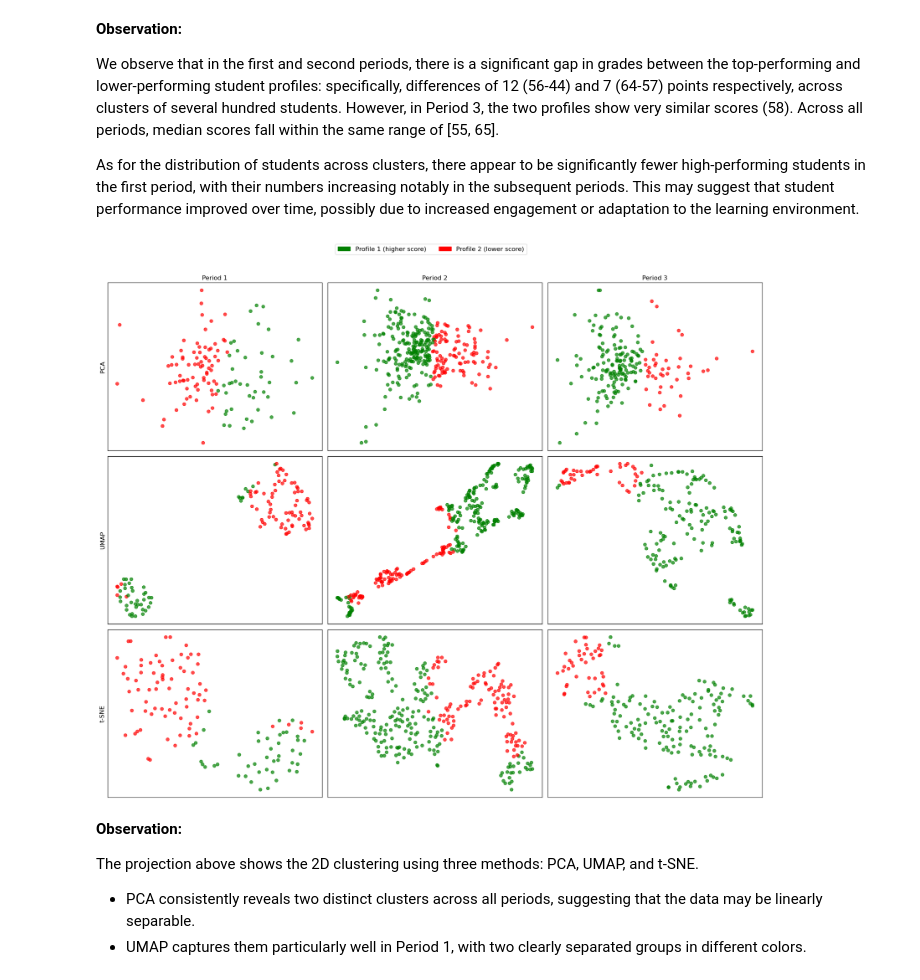
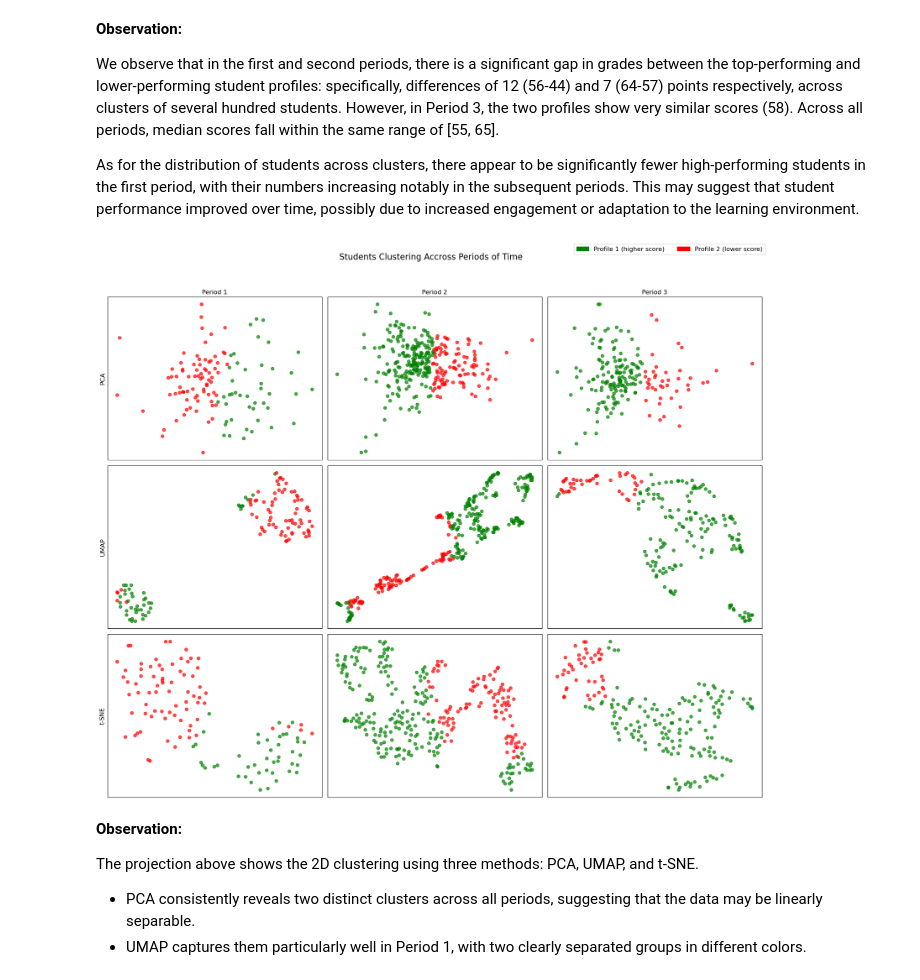
Before and after one commit to malenraychev/BigMMMBehaviour, a Jupyter notebook: m7_RQ2_MMM.ipynb, the cells around one changed output. Saved outputs shown, nothing was run; the diff lists cells and outputs as text; code cells hidden in the pictures.

```diff
--- a/m7_RQ2_MMM.ipynb
+++ b/m7_RQ2_MMM.ipynb
@@ -815,35 +813,36 @@ def plot_dimensionality_reductions(students_by_period):
         sorted_clusters = cluster_medians.sort_values(ascending=False).index.tolist()
         cluster_map = {orig: i for i, orig in enumerate(sorted_clusters)}
         df['cluster_mapped'] = df['cluster'].map(cluster_map)
         y = df['cluster_mapped'].values
 
         reductions = [
             PCA(n_components=2).fit_transform(X_scaled),
             umap.UMAP(n_components=2, random_state=42).fit_transform(X_scaled),
             TSNE(n_components=2, init='pca', random_state=42).fit_transform(X_scaled)
         ]
 
         for row_idx, X_red in enumerate(reductions):
             ax = axes[row_idx, col_idx]
             colors = [profile_colors[c] for c in y]
             ax.scatter(X_red[:, 0], X_red[:, 1], c=colors, alpha=0.7)
             ax.set_xticks([])
             ax.set_yticks([])
             ax.grid(True)
 
             if col_idx == 0:
                 ax.set_ylabel(reduction_methods[row_idx], fontsize=12)
             if row_idx == 0:
                 ax.set_title(period, fontsize=12)
 
-    fig.legend(handles=profile_legend, loc='upper center', ncol=2, fontsize=12)
+    fig.legend(handles=profile_legend, loc='upper right', ncol=2, fontsize=12)
+    fig.suptitle('Students Clustering Accross Periods of Time', fontsize=16)
     plt.tight_layout(rect=[0, 0, 1, 0.95])
     plt.show()
 
 # Plot dimensionality reductions
 plot_dimensionality_reductions(students_by_period)
 # %% [output]
-[figure, old version]
+[figure, new version]
 # %% [markdown]
 **Observation:**
 
```
Also changed, not shown: parts of 3 cells of this notebook.
